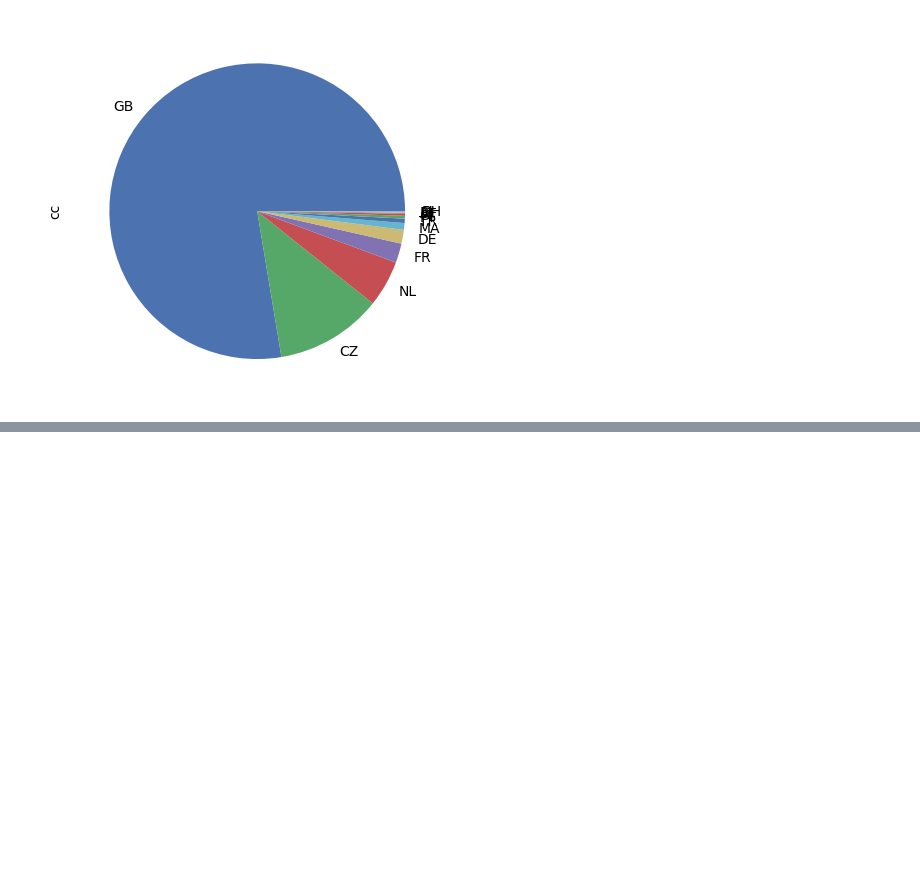
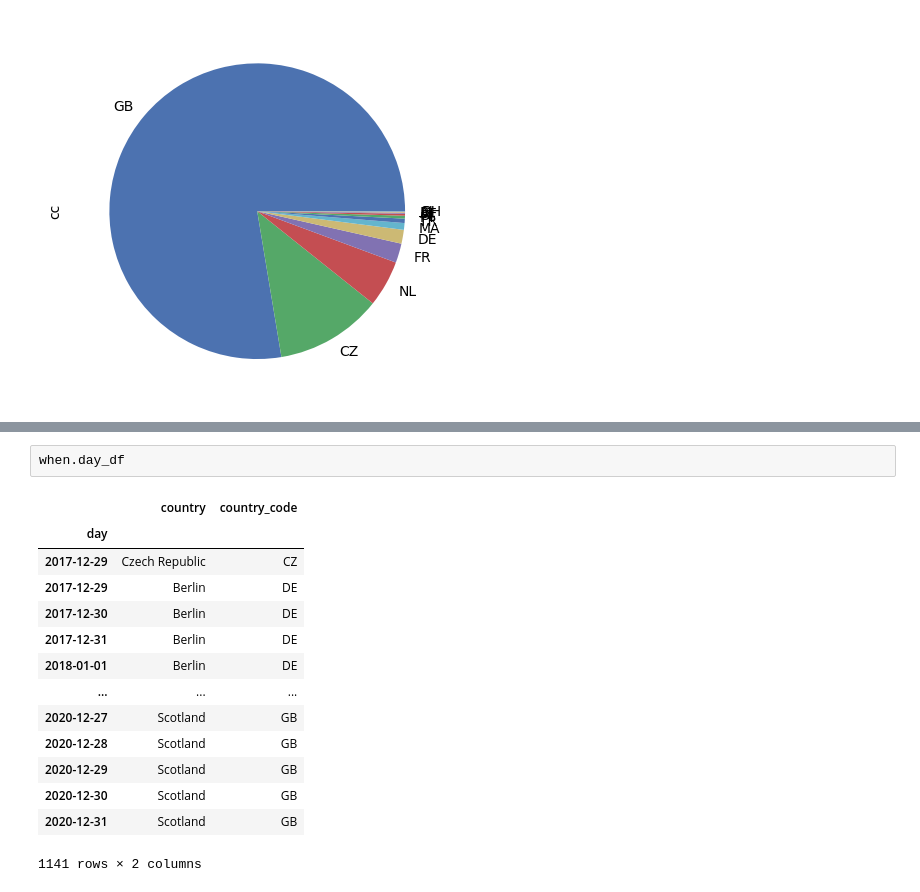
Before and after one commit to Visgean/where, a Jupyter notebook: example.ipynb, the cells around one changed output, grey strips where cells are left out. Cells and saved outputs as stored; diff of their text form; blank space fills up the shorter version.

```diff
--- a/example.ipynb
+++ b/example.ipynb
@@ -44,0 +75,17 @@ array([[<AxesSubplot: title={'center': '2017'}>,
+# %%
+when.day_df
+# %% [output]
+|  | country | country_code |
+| day |  |  |
+| 2017-12-29 | Czech Republic | CZ |
+| 2017-12-29 | Berlin | DE |
+| 2017-12-30 | Berlin | DE |
+| 2017-12-31 | Berlin | DE |
+| 2018-01-01 | Berlin | DE |
+| ... | ... | ... |
+| 2020-12-27 | Scotland | GB |
+| 2020-12-28 | Scotland | GB |
+| 2020-12-29 | Scotland | GB |
+| 2020-12-30 | Scotland | GB |
+| 2020-12-31 | Scotland | GB |
+1141 rows × 2 columns
```
Also changed, not shown: parts of 8 cells of this notebook, 1 other file.
